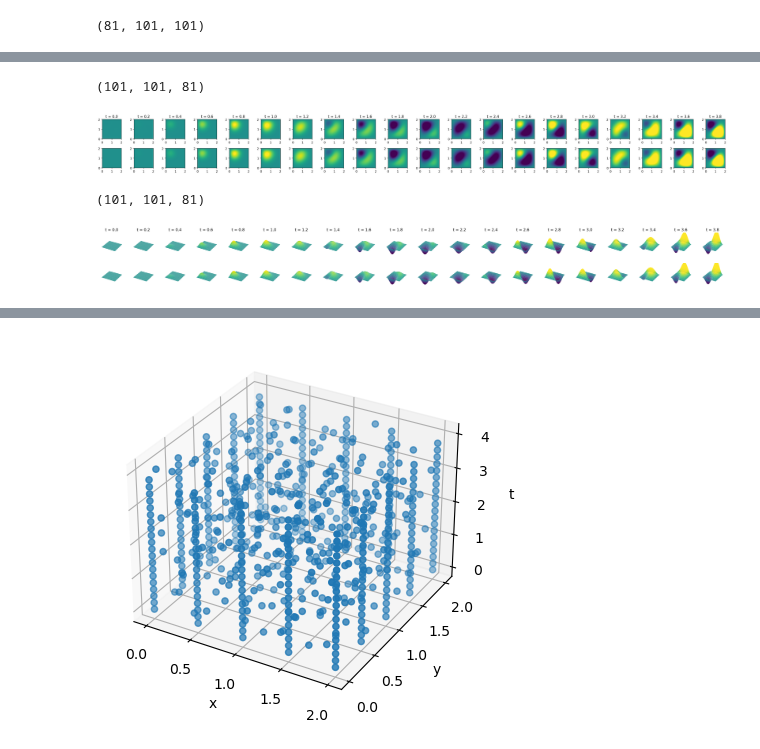
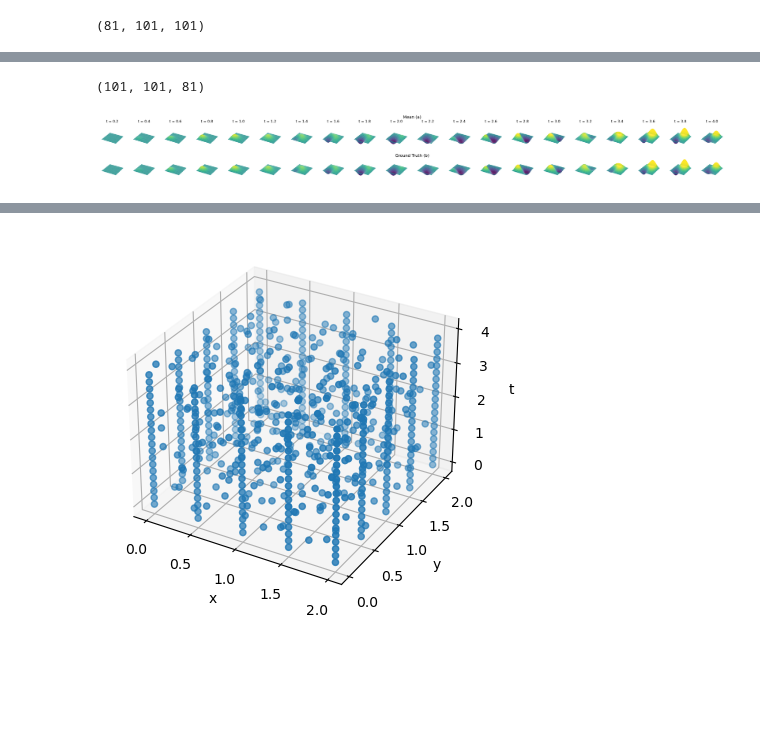
Before and after one commit to TobiLeitgeb/Code_bac, a Jupyter notebook: final_examples/wave_equation/wave_3d.ipynb, the cells around one changed output, grey strips where cells are left out. Saved outputs shown, nothing was run; the diff lists cells and outputs as text; code cells hidden in the pictures; blank space fills up the shorter version.

```diff
--- a/final_examples/wave_equation/wave_3d.ipynb
+++ b/final_examples/wave_equation/wave_3d.ipynb
@@ -14,6 +14,8 @@ model = PhysicsInformedGP_regressor(kernel_list, params = hyperparameters,timede
 n_training_points = 400
 
 model.set_training_data("",n_training_points, noise = [1e-8,1e-8])
+
+# here we add extra boundary points to the training data to enforce the boundary conditions
 boundary_points_space = np.array([[0,0],[2,2],[0,2],[2,0],[0,1],[1,0],
                                   [1,2],[2,1],[0.5,0],[0.5,2],[0,0.5],
                                   [2,0.5],[0,1.5],[2,1.5],[1.5,0],[1.5,2]])
@@ -24,10 +26,11 @@ for t in t_points:
     boundary_points_all.append(np.hstack((boundary_points_space,t*np.ones((len(boundary_points_space),1)))))
 boundary_points_all = np.vstack(boundary_points_all)
 print(boundary_points_all.shape)
-model.X = np.vstack((model.X,boundary_points_all))
+model.X_u = np.vstack((model.X_u,boundary_points_all))
 model.targets = np.vstack((model.u_train,np.zeros((len(boundary_points_all),1)),model.f_train))
 model.u_train = np.vstack((model.u_train,np.zeros((len(boundary_points_all),1))))
-#plot the boundary points
+
+#plot of the boundary points
 fig = plt.figure()
 ax = fig.add_subplot(111, projection='3d')
 ax.scatter(boundary_points_all[:,0],boundary_points_all[:,1],boundary_points_all[:,2])
@@ -130,3 +137,4 @@ model.set_params([0.4754524756028119, 0.20084881403865779, 0.32547264542720733,
 #model.set_params([0.48837444094640414, 0.5619550832159071, 0.4893737892708073, 1.0081860224676764]) #-119
 model.set_params([0.6334306537333778, 0.5144069340069019, 0.22517997521578453, 1.0006342478426848]) #-132.055419921875
 #GP worked rs219  -667.454833984375 [0.571053577064954, 0.6093703667107739, 0.3926133066463453, 0.9974625467476019]
+model.set_params([0.5772818438911846, 0.336497412354715, 0.3451654017103214, 0.9974850845470475]) #GP worked rs199  -650.428955078125
@@ -181,5 +194,3 @@ Text(0.5, 0, 't')
 # %%
-t = 80
-rel_l2(mean[t,:,:],u_matrix[:,:,t])
-np.mean((mean[t,:,:].ravel() - u_matrix[:,:,t].ravel())**2).item()
+print("MSE = ", np.mean((mean[:,:,:].ravel() - u_matrix[:,:,:].ravel())**2).item())
 # %% [output]
@@ -233,55 +274,33 @@ plt.close()
 # %%
-fig, ax = plt.subplots(2,20,figsize=(30,3))
+fig, ax = plt.subplots(2,20,figsize=(30,3.5),subplot_kw={"projection": "3d"})
 ax = ax.flatten()
 #split the ax
 ax_1 = ax[:20]
 ax_2 = ax[20:]
 u_matrix = model.raw_data[2]
 print(u_matrix.shape)
-for i,t in zip(range(20),np.linspace(0, 2, len(u_matrix[0,0,:]))):
+for i,t in zip(range(0,20),np.linspace(0, 2, len(u_matrix[0,0,:]))):
+    im = ax_1[i].plot_surface(gx,gy,mean[i*4+4,:,:], cmap='viridis',vmin = -0.6, vmax = 0.6)
+    ax_1[i].axis('off')
+    ax_1[i].set_zlim(-0.8,0.8)
+    ax_2[i].set_zlim(-0.8,0.8)
 
-    im = ax_2[i].imshow(u_matrix[:,:,i*4].T, cmap='viridis',extent=[0,2,0,2],vmin = -0.5, vmax = 0.5)
-    #plot the train points. we need to chekck for every t value and then plot the x,y coordinates
-    #ax[i].scatter(x_train_u[t_train_u==i*5], y_train_u[t_train_u==i*5], color='red', marker='x', label='training points')
-    ax_1[i].imshow(mean[i*4,:,:], cmap='viridis',extent=[0,2,0,2],vmin = -0.5, vmax = 0.5)
+    im = ax_2[i].plot_surface(gx,gy,u_matrix[:,:,i*4+4], cmap='viridis',vmin = -0.6, vmax = 0.6)
+    ax_2[i].axis('off')
 
     #ax_1[i].set_xlabel('x')
     #ax_1[i].set_ylabel('y')
-    ax_1[i].set_title('t = ' + str(np.round(time_points[i*4],4)), fontsize=12)
+    ax_1[i].set_title('t = ' + str(np.round(time_points[i*4+4],4)), fontsize=12)
     #tight layout
     fig.tight_layout()
+fig.text(0.5, 0.98, 'Mean (a)', ha='center', fontsize=14)
+fig.text(0.5, 0.46, 'Ground Truth (b)', ha='center', fontsize=14)
+#add space between rows
 
-plt.savefig('wave_3d.png', dpi=300)
+plt.savefig('wave_3d_durfacec.png', dpi=300, bbox_inches='tight')
 # %% [output]
 (101, 101, 81)
-[figure, old version]
+[figure, new version]
-# %%
-fig, ax = plt.subplots(2,20,figsize=(30,3),subplot_kw={"projection": "3d"})
-ax = ax.flatten()
-#split the ax
-ax_1 = ax[:20]
-ax_2 = ax[20:]
-u_matrix = model.raw_data[2]
-print(u_matrix.shape)
-for i,t in zip(range(20),np.linspace(0, 2, len(u_matrix[0,0,:]))):
-    im = ax_1[i].plot_surface(gx,gy,mean[i*4,:,:], cmap='viridis',vmin = -0.6, vmax = 0.6)
-    ax_1[i].axis('off')
-    ax_1[i].set_zlim(-0.8,0.8)
-    ax_2[i].set_zlim(-0.8,0.8)
-
-    im = ax_2[i].plot_surface(gx,gy,u_matrix[:,:,i*4], cmap='viridis',vmin = -0.6, vmax = 0.6)
-    ax_2[i].axis('off')
-
-    #ax_1[i].set_xlabel('x')
-    #ax_1[i].set_ylabel('y')
-    ax_1[i].set_title('t = ' + str(np.round(time_points[i*4],4)), fontsize=12)
-    #tight layout
-    fig.tight_layout()
-
-plt.savefig('wave_3d_durfacec.png', dpi=300, bbox_inches='tight')
-# %% [output]
-(101, 101, 81)
-[figure, removed]
 # %%
 var = np.array(var)
 var = var.reshape(len(time_points),grid_number,grid_number)
```
Also changed, not shown: parts of 15 cells of this notebook, 2 other files.
